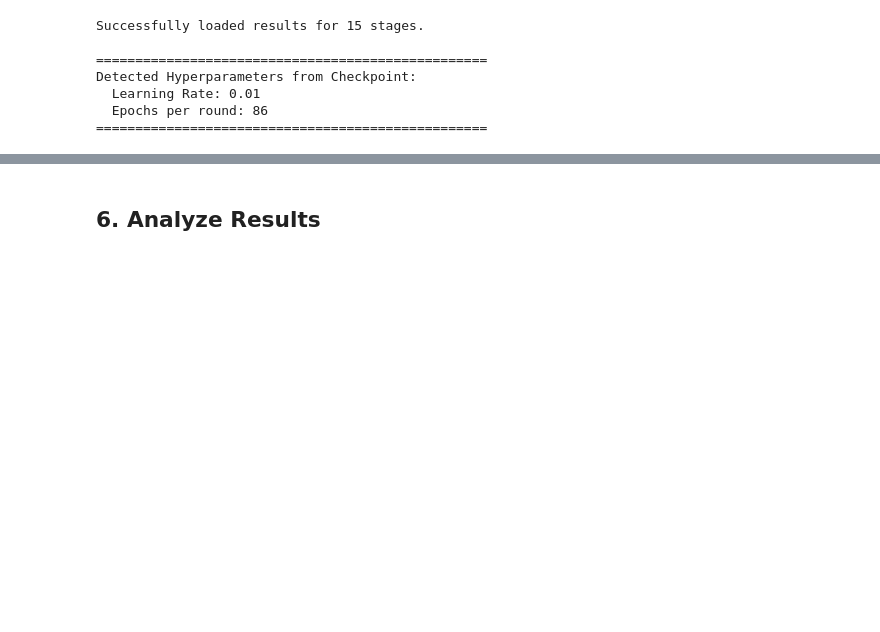
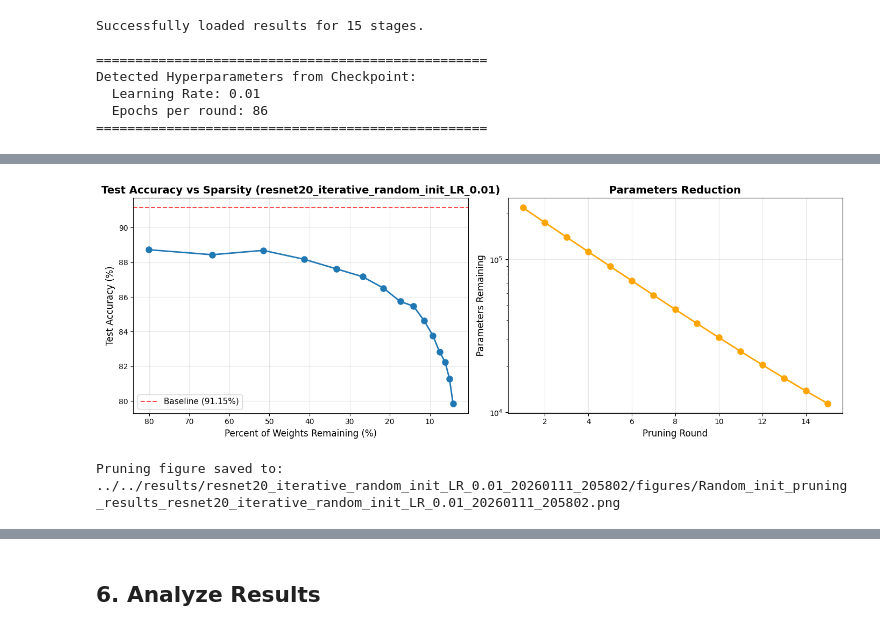
Before and after one commit to Jerry0209/ee411-lottery-ticket-hypothesis, a Jupyter notebook: notebooks/jerry/resnet18_iterative_random_init_experiment_LR_0.01.ipynb, the cells around one changed output, grey strips where cells are left out. Drawn from its saved outputs; the diff is of its cells as text; code cells hidden in the pictures; blank space fills up the shorter version.

```diff
--- a/notebooks/jerry/resnet18_iterative_random_init_experiment_LR_0.01.ipynb
+++ b/notebooks/jerry/resnet18_iterative_random_init_experiment_LR_0.01.ipynb
@@ -1083,0 +1073,18 @@ Epoch 60/86 | Loss: 0.2634 | Test Acc: 0.00%
+# %%
+# Extract data for plotting
+# Iterative pruning
+rounds = [r['round'] for r in random_init_results]
+test_accuracies = [r['test_accuracy'] for r in random_init_results]
+remaining_params_pct = [r['remaining_params_pct'] for r in random_init_results]
+remaining_params = [r['remaining_params'] for r in random_init_results]
+
+# Print summary
+print("\n" + "="*70)
+print("Pruning Results Summary")
+print("="*70)
+print(f"{'Round':<8} {'Params %':<12} {'Params':<15} {'Test Acc %':<12}")
+print("-"*70)
+for r in random_init_results:
+    print(f"{r['round']:<8} {r['remaining_params_pct']:<12.2f} "
+          f"{r['remaining_params']:<15,} {r['test_accuracy']:<12.2f}")
+print("="*70)
@@ -1083,0 +1109,38 @@ Epoch 60/86 | Loss: 0.2634 | Test Acc: 0.00%
+# %%
+# --- Visualize ---
+fig, (ax1, ax2) = plt.subplots(1, 2, figsize=(14, 5))
+
+# Plot 1: Accuracy vs Sparsity
+ax1.plot(remaining_params_pct, test_accuracies, 'o-', linewidth=2, markersize=8)
+
+# Robust baseline line handling (CPU/GPU compatible)
+baseline_acc_val = 91.15
+# baseline_acc_val = test_accuracy.item() if isinstance(test_accuracy, torch.Tensor) else test_accuracy
+ax1.axhline(y=baseline_acc_val, color='r', linestyle='--', label=f'Baseline ({baseline_acc_val:.2f}%)', alpha=0.7)
+
+ax1.set_xlabel('Percent of Weights Remaining (%)', fontsize=12)
+ax1.set_ylabel('Test Accuracy (%)', fontsize=12)
+ax1.set_title(f'Test Accuracy vs Sparsity ({model_name})', fontsize=14, fontweight='bold')
+ax1.grid(True, alpha=0.3)
+ax1.legend(fontsize=11)
+ax1.invert_xaxis()
+
+# Plot 2: Params Reduction
+ax2.plot(rounds, remaining_params, 'o-', linewidth=2, markersize=8, color='orange')
+ax2.set_xlabel('Pruning Round', fontsize=12)
+ax2.set_ylabel('Parameters Remaining', fontsize=12)
+ax2.set_title('Parameters Reduction', fontsize=14, fontweight='bold')
+ax2.grid(True, alpha=0.3)
+ax2.set_yscale('log') # Log scale is great for pruning
+
+plt.tight_layout()
+
+# Save Pruning Figure
+random_init_pruning_fig_path = os.path.join(fig_dir, f"Random_init_pruning_results_{run_id}.png")
+plt.savefig(random_init_pruning_fig_path, dpi=150)
+plt.show()
+
+print(f"Pruning figure saved to: {random_init_pruning_fig_path}")
+# %% [output]
+[figure, added]
+Pruning figure saved to: ../../results/resnet20_iterative_random_init_LR_0.01_20260111_205802/figures/Random_init_pruning_results_resnet20_iterative_random_init_LR_0.01_20260111_205802.png
```
Also changed, not shown: parts of 11 cells of this notebook, 23 other files.
